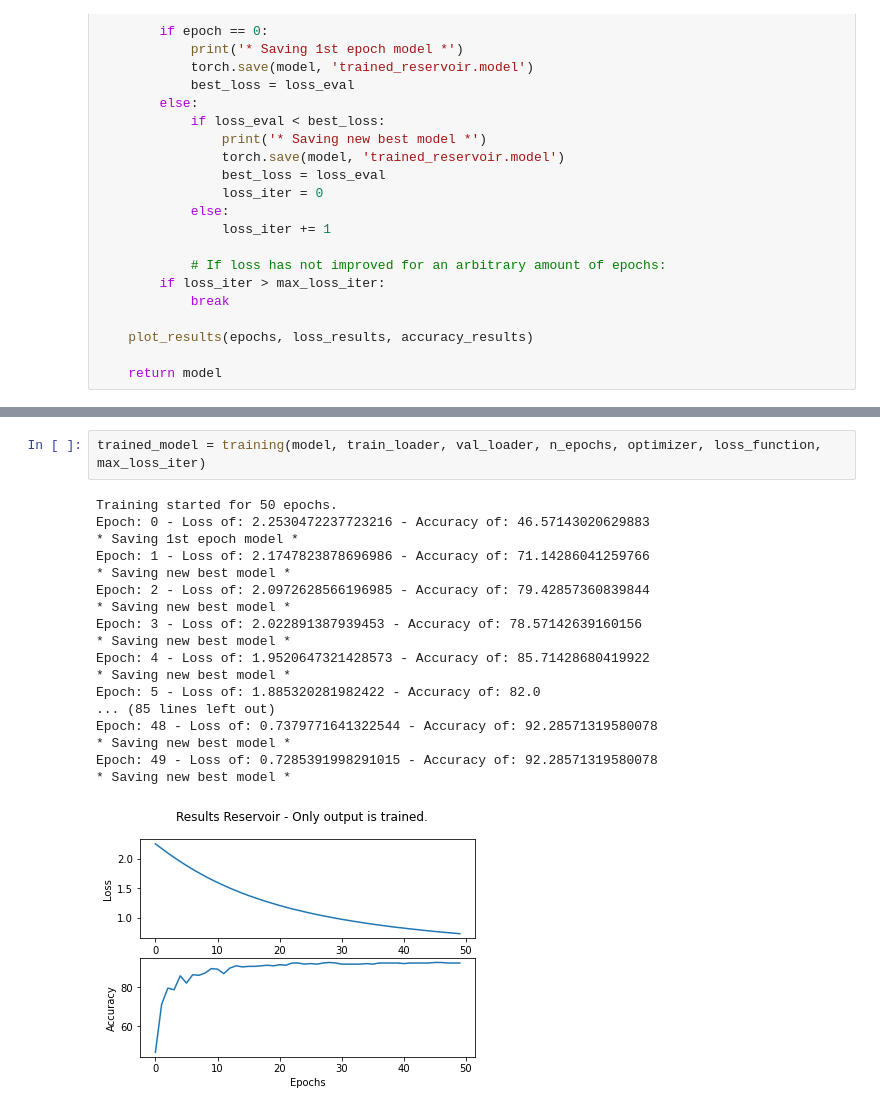
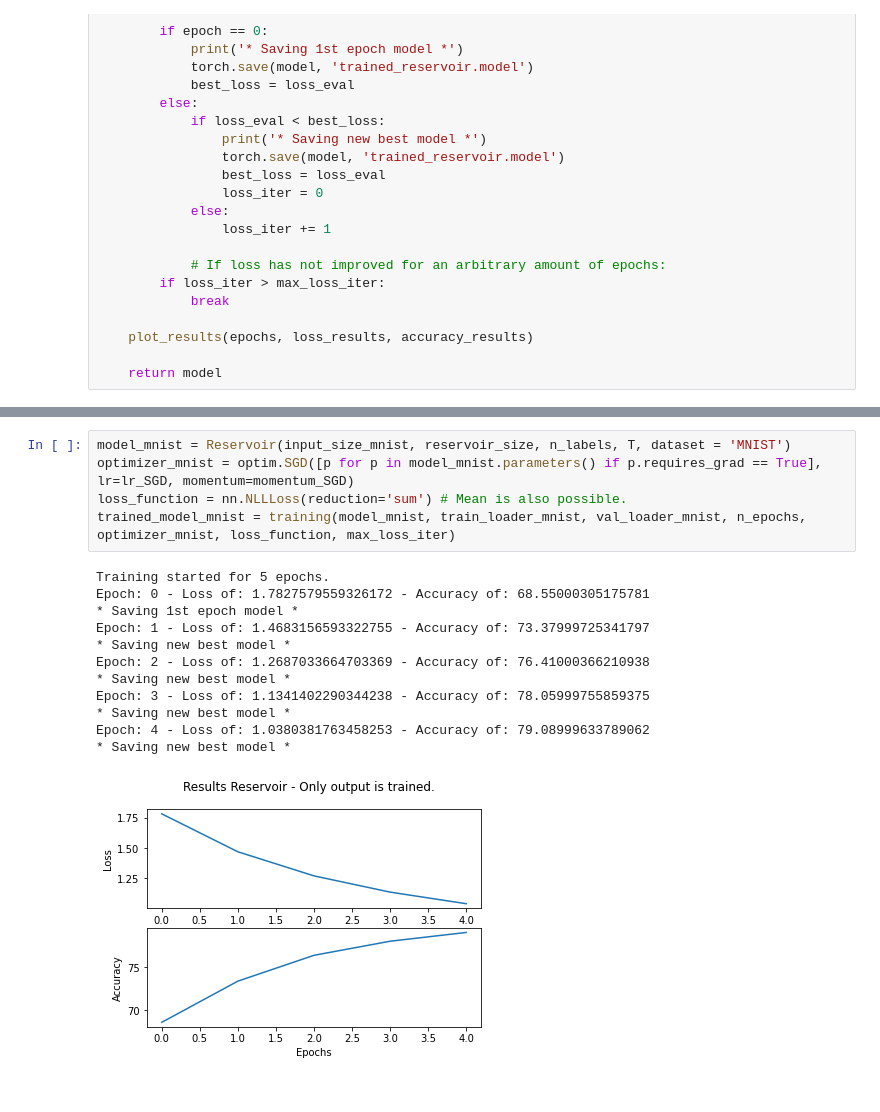
Before and after one commit to wiebetimmers/thesis_project, a Jupyter notebook: main_reservoir.ipynb, the cells around one changed output, grey strips where cells are left out. Cells and saved outputs as stored; diff of their text form.

```diff
--- a/main_reservoir.ipynb
+++ b/main_reservoir.ipynb
@@ -310,22 +393,19 @@ layer4.bias
-# %%
-trained_model = training(model, train_loader, val_loader, n_epochs, optimizer, loss_function, max_loss_iter)
-# %% [output]
-Training started for 50 epochs.
-Epoch: 0 - Loss of: 2.2530472237723216 - Accuracy of: 46.57143020629883
-* Saving 1st epoch model *
-Epoch: 1 - Loss of: 2.1747823878696986 - Accuracy of: 71.14286041259766
-* Saving new best model *
-Epoch: 2 - Loss of: 2.0972628566196985 - Accuracy of: 79.42857360839844
-* Saving new best model *
-Epoch: 3 - Loss of: 2.022891387939453 - Accuracy of: 78.57142639160156
-* Saving new best model *
-Epoch: 4 - Loss of: 1.9520647321428573 - Accuracy of: 85.71428680419922
-* Saving new best model *
-Epoch: 5 - Loss of: 1.885320281982422 - Accuracy of: 82.0
-... (85 lines left out)
-Epoch: 48 - Loss of: 0.7379771641322544 - Accuracy of: 92.28571319580078
-* Saving new best model *
-Epoch: 49 - Loss of: 0.7285391998291015 - Accuracy of: 92.28571319580078
-* Saving new best model *
-[figure, removed]
+# %%
+model_mnist = Reservoir(input_size_mnist, reservoir_size, n_labels, T, dataset = 'MNIST')
+optimizer_mnist = optim.SGD([p for p in model_mnist.parameters() if p.requires_grad == True], lr=lr_SGD, momentum=momentum_SGD)
+loss_function = nn.NLLLoss(reduction='sum') # Mean is also possible.
+trained_model_mnist = training(model_mnist, train_loader_mnist, val_loader_mnist, n_epochs, optimizer_mnist, loss_function, max_loss_iter)
+# %% [output]
+Training started for 5 epochs.
+Epoch: 0 - Loss of: 1.7827579559326172 - Accuracy of: 68.55000305175781
+* Saving 1st epoch model *
+Epoch: 1 - Loss of: 1.4683156593322755 - Accuracy of: 73.37999725341797
+* Saving new best model *
+Epoch: 2 - Loss of: 1.2687033664703369 - Accuracy of: 76.41000366210938
+* Saving new best model *
+Epoch: 3 - Loss of: 1.1341402290344238 - Accuracy of: 78.05999755859375
+* Saving new best model *
+Epoch: 4 - Loss of: 1.0380381763458253 - Accuracy of: 79.08999633789062
+* Saving new best model *
+[figure, added]
 # %%
```
Also changed, not shown: parts of 13 cells of this notebook, 5 other files.
